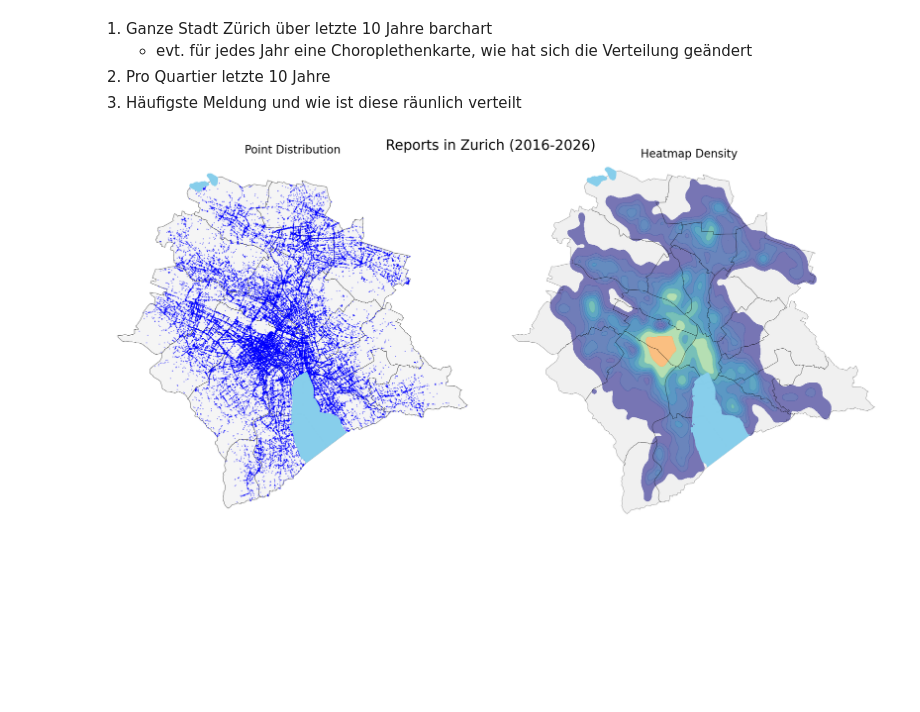
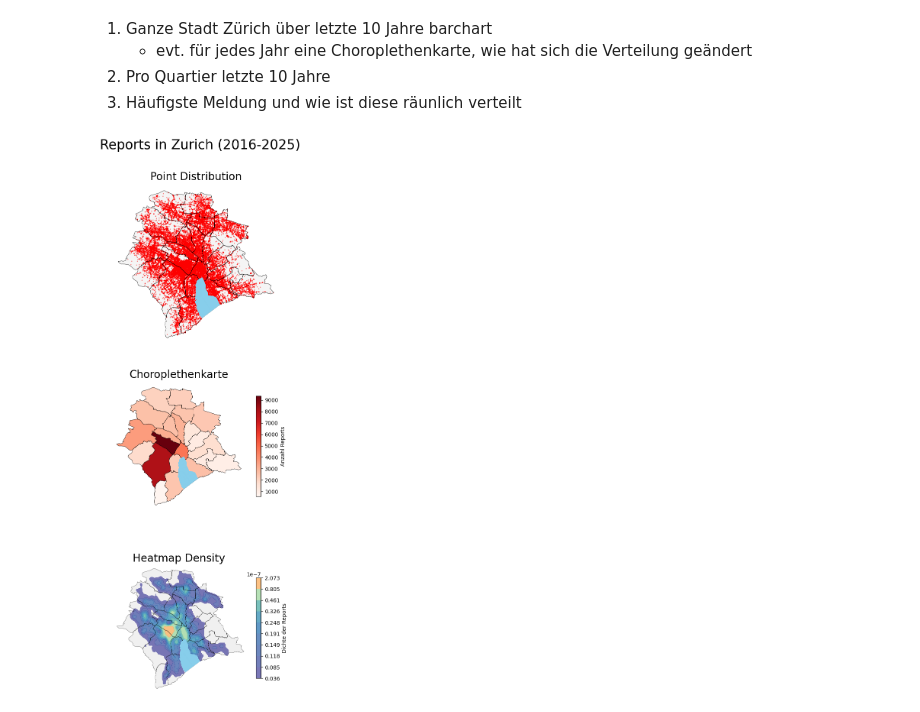
Before and after one commit to fabianott/sds210_project, a Jupyter notebook: notebooks/spatial_analysis.ipynb, the cells around one changed output. Drawn from its saved outputs; the diff is of its cells as text; code cells hidden in the pictures; blank space fills up the shorter version.

```diff
--- a/notebooks/spatial_analysis.ipynb
+++ b/notebooks/spatial_analysis.ipynb
@@ -20,48 +20,76 @@ quartiere_file_path = BASE_DIR / "data/raw/Zurich_quarters.gpkg"
 quartiere_gdf = gpd.read_file(quartiere_file_path)
 
 # Load the lakes
-lakes_file_path = BASE_DIR / "data/processed/lakes_zh.gpkg"
+lakes_file_path = BASE_DIR / "data/processed/zurichsee.gpkg"
 lakes_gdf = gpd.read_file(lakes_file_path)
 lakes_gdf = lakes_gdf.to_crs(epsg=2056)
 
 # Load the cleaned reports
 reports_file_path = BASE_DIR / "data/processed/reports_cleaned.csv"
 reports_df = pd.read_csv(reports_file_path)
 reports_gdf = gpd.GeoDataFrame(
     reports_df, geometry=gpd.points_from_xy(reports_df.e, reports_df.n, crs="EPSG:2056")
 )
 
-# First visualisation
-fig, axs = plt.subplots(1, 2, figsize=(20,10))
-fig.suptitle("Reports in Zurich (2016-2026)", fontsize=25)
+# 1. Point distribution
+fig, axs = plt.subplots(3, 1, figsize=(5,15))
+fig.suptitle("Reports in Zurich (2016-2025)", fontsize=25, y=1.01)
 
 # Point distribution
-quartiere_gdf.plot(ax=axs[0], color="whitesmoke", edgecolor="black", linewidth= 0.5)
-reports_gdf.plot(ax=axs[0], color= "blue", markersize=1, alpha=0.4)
-lakes_gdf.plot(ax=axs[0], color = "skyblue")
+quartiere_gdf.plot(ax=axs[0], color="whitesmoke", linewidth= 0.5, zorder=1)
+reports_gdf.plot(ax=axs[0], color= "red", markersize=1, alpha=0.4, zorder=2)
+lakes_gdf.plot(ax=axs[0], color = "skyblue", zorder=4)
+quartiere_gdf.boundary.plot(ax=axs[0], color="black", linewidth=0.5, zorder=3)
+
+
 axs[0].axis("off")
 axs[0].set_title("Point Distribution", fontsize=20)
 
-# 2. Heatmap (Kernel Density Estimate)
-quartiere_gdf.plot(ax=axs[1], color="#f0f0f0", edgecolor="none")
+# 2. Choroplethenkarte
+# Spatial Join
+reports_quartiere_gdf = gpd.sjoin(reports_gdf, quartiere_gdf, how="inner", predicate="within")
+report_counts = reports_quartiere_gdf.groupby("name").size().reset_index(name="count")
+quartiere_counts_gdf = quartiere_gdf.merge(report_counts, on="name", how="left")
+
+# Chorplethenkarte erstellen
+lakes_gdf.plot(ax=axs[1], color="skyblue",zorder=2)
+
+quartiere_counts_gdf.plot(
+    column="count",
+    cmap="Reds",
+    legend=True,
+    legend_kwds={'label': "Anzahl Reports", 'orientation': "vertical", "shrink": 0.6},
+    edgecolor="black",
+    linewidth=0.5,
+    ax=axs[1],
+    zorder=1
+)
+
+axs[1].set_title("Choroplethenkarte", fontsize=20)
+axs[1].axis("off")
+
+# 3. Heatmap (Kernel Density Estimate)
+quartiere_gdf.plot(ax=axs[2], color="#f0f0f0", edgecolor="none")
 
 sns.kdeplot(
     x=reports_gdf.e, y=reports_gdf.n,
-    ax=axs[1],
+    ax=axs[2],
     cmap="Spectral_r",
     fill=True,
     thresh=0.05, # ab welcher Dichte die Heatmap angezeigt wird (> 5% des maximalen Wertes)
     alpha=0.8,
+    cbar=True,
+    cbar_kws={"label": "Dichte der Reports", "orientation": "vertical", "shrink": 0.6},
     bw_adjust=0.5  # Beeinflusst, wie glatt die Heatmap ist
 )
 
-lakes_gdf.plot(ax=axs[1], color = "skyblue", zorder= 2)
-quartiere_gdf.boundary.plot(ax=axs[1], color="black", linewidth=0.5, alpha=0.6, zorder=1) # only the boundaries
+lakes_gdf.plot(ax=axs[2], color = "skyblue", zorder= 2)
+quartiere_gdf.boundary.plot(ax=axs[2], color="black", linewidth=0.5, alpha=0.6, zorder=1) # only the boundaries
 
-axs[1].axis("off")
-axs[1].set_title("Heatmap Density", fontsize=20)
+axs[2].axis("off")
+axs[2].set_title("Heatmap Density", fontsize=20)
 
 plt.tight_layout() # that they don't overlap
 plt.show()
 # %% [output]
-[figure, old version]
+[figure, new version]
```
Also changed, not shown: parts of 2 cells of this notebook, 4 other files.
